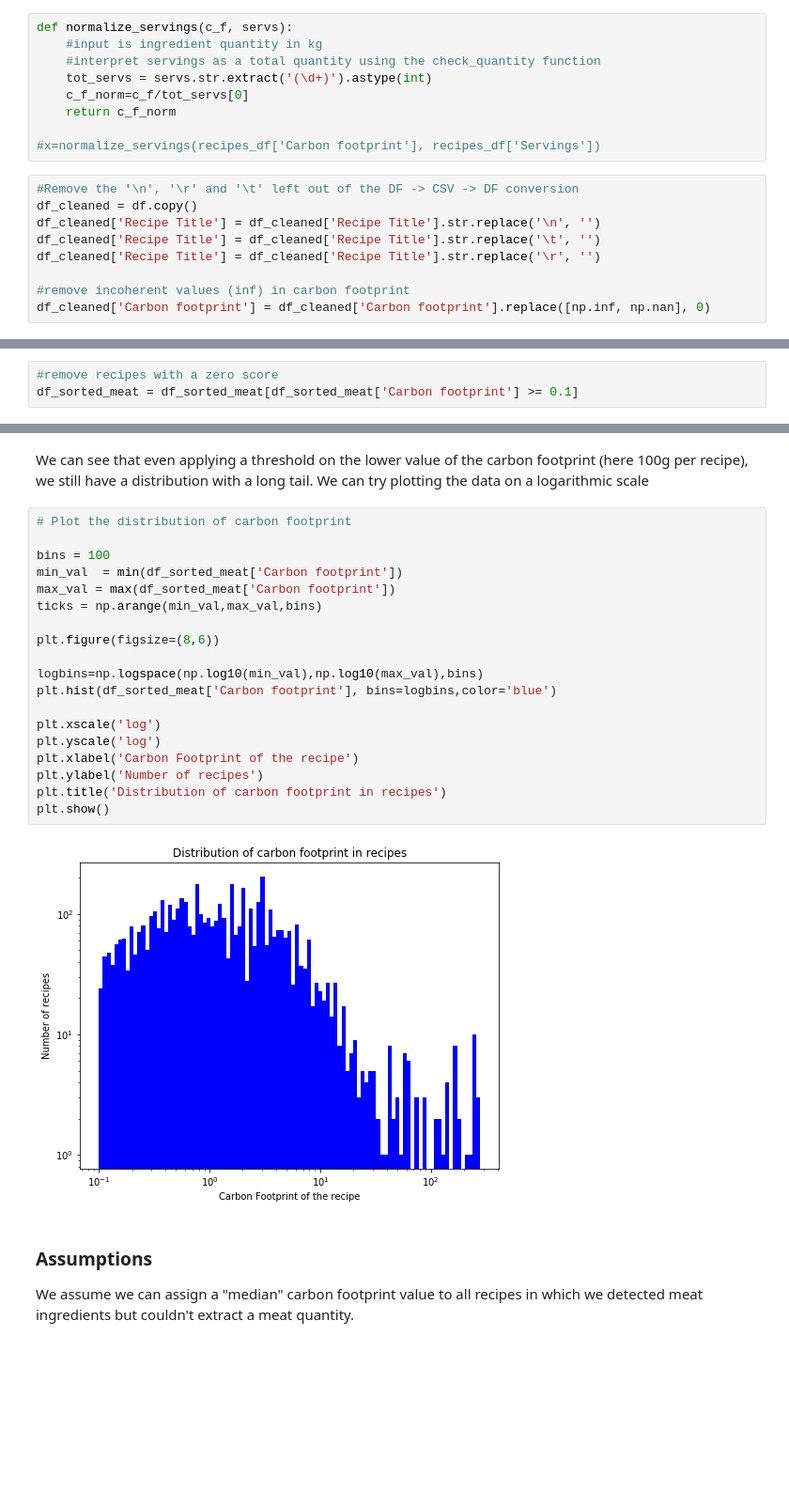
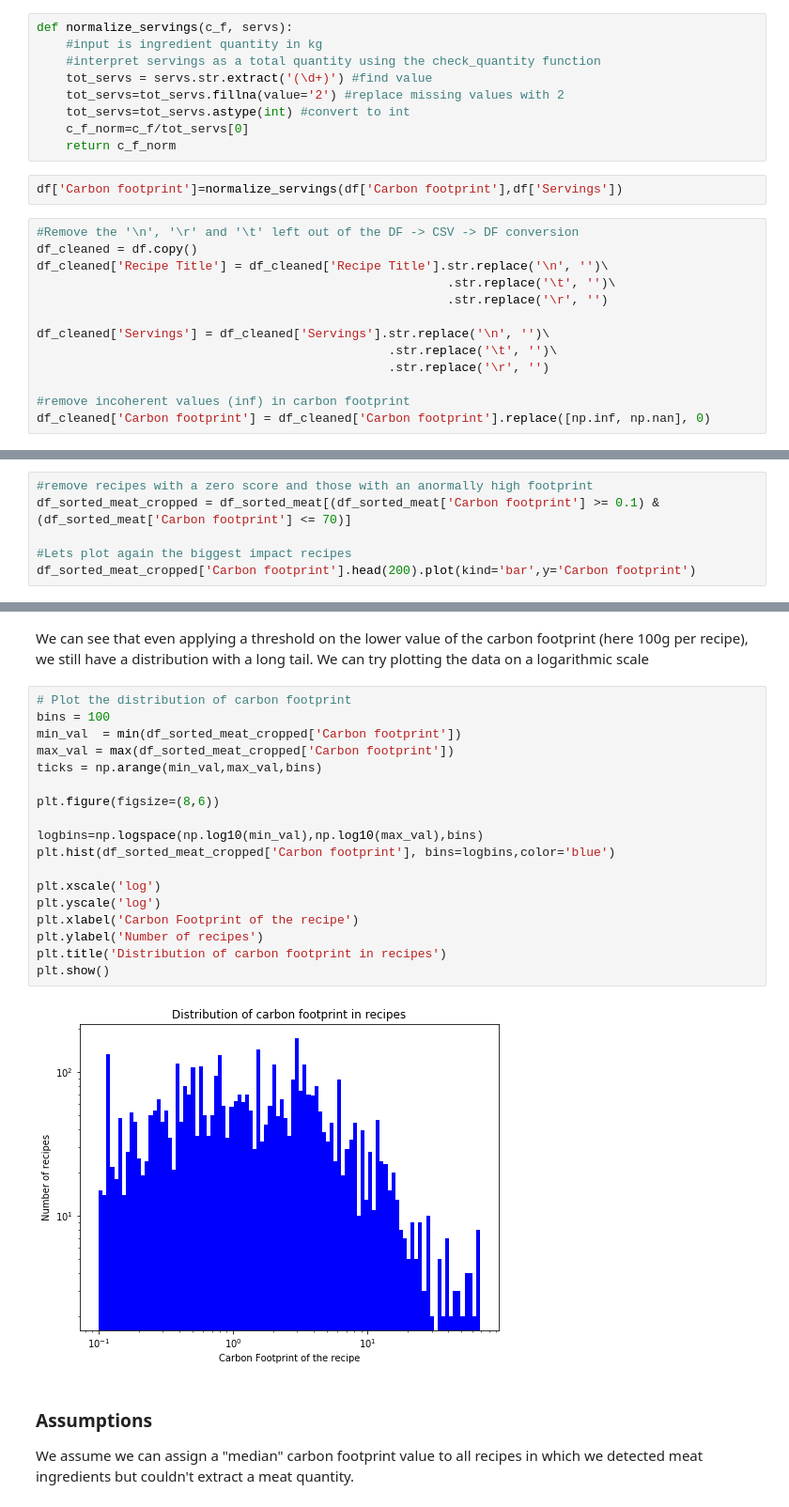
Before and after one commit to chloerDXN/lovelace-project, a Jupyter notebook: data_analysis_notebook.ipynb, the cells around one changed output, grey strips where cells are left out. Shown at 94% size. Saved outputs shown, nothing was run; the diff lists cells and outputs as text; blank space fills up the shorter version.

Commit message:
extraction and attribution of meat quantitites  to recipes

```diff
--- a/data_analysis_notebook.ipynb
+++ b/data_analysis_notebook.ipynb
@@ -54,17 +41,23 @@ Although we did most of the data cleaning in the previous notebook, we still nee
 def normalize_servings(c_f, servs):
     #input is ingredient quantity in kg
     #interpret servings as a total quantity using the check_quantity function
-    tot_servs = servs.str.extract('(\d+)').astype(int)
+    tot_servs = servs.str.extract('(\d+)') #find value
+    tot_servs=tot_servs.fillna(value='2') #replace missing values with 2
+    tot_servs=tot_servs.astype(int) #convert to int
     c_f_norm=c_f/tot_servs[0]
     return c_f_norm
-
-#x=normalize_servings(recipes_df['Carbon footprint'], recipes_df['Servings'])
+# %%
+df['Carbon footprint']=normalize_servings(df['Carbon footprint'],df['Servings'])
 # %%
 #Remove the '\n', '\r' and '\t' left out of the DF -> CSV -> DF conversion
 df_cleaned = df.copy()
-df_cleaned['Recipe Title'] = df_cleaned['Recipe Title'].str.replace('\n', '')
-df_cleaned['Recipe Title'] = df_cleaned['Recipe Title'].str.replace('\t', '')
-df_cleaned['Recipe Title'] = df_cleaned['Recipe Title'].str.replace('\r', '')
+df_cleaned['Recipe Title'] = df_cleaned['Recipe Title'].str.replace('\n', '')\
+                                                        .str.replace('\t', '')\
+                                                        .str.replace('\r', '')
+
+df_cleaned['Servings'] = df_cleaned['Servings'].str.replace('\n', '')\
+                                                .str.replace('\t', '')\
+                                                .str.replace('\r', '')
 
 #remove incoherent values (inf) in carbon footprint
 df_cleaned['Carbon footprint'] = df_cleaned['Carbon footprint'].replace([np.inf, np.nan], 0)
@@ -123,5 +99,8 @@ df_sorted_meat['Carbon footprint'].head(200).plot(kind='bar',y='Carbon footprint
 # %% [markdown]
 We can see the biggest impact recipes have a carbon footprint orders of magnitude above the other recipes' footprint; the tailof the distribution flattens out in the end.
 # %%
-#remove recipes with a zero score
-df_sorted_meat = df_sorted_meat[df_sorted_meat['Carbon footprint'] >= 0.1]
+#remove recipes with a zero score and those with an anormally high footprint
+df_sorted_meat_cropped = df_sorted_meat[(df_sorted_meat['Carbon footprint'] >= 0.1) & (df_sorted_meat['Carbon footprint'] <= 70)]
+
+#Lets plot again the biggest impact recipes
+df_sorted_meat_cropped['Carbon footprint'].head(200).plot(kind='bar',y='Carbon footprint')
@@ -146,25 +127,24 @@ plt.show()
 We can see that even applying a threshold on the lower value of the carbon footprint (here 100g per recipe), we still have a distribution with a long tail. We can try plotting the data on a logarithmic scale
 # %%
 # Plot the distribution of carbon footprint
-
 bins = 100
-min_val  = min(df_sorted_meat['Carbon footprint'])
-max_val = max(df_sorted_meat['Carbon footprint'])
+min_val  = min(df_sorted_meat_cropped['Carbon footprint'])
+max_val = max(df_sorted_meat_cropped['Carbon footprint'])
 ticks = np.arange(min_val,max_val,bins)
 
 plt.figure(figsize=(8,6))
 
 logbins=np.logspace(np.log10(min_val),np.log10(max_val),bins)
-plt.hist(df_sorted_meat['Carbon footprint'], bins=logbins,color='blue')
+plt.hist(df_sorted_meat_cropped['Carbon footprint'], bins=logbins,color='blue')
 
 plt.xscale('log')
 plt.yscale('log')
 plt.xlabel('Carbon Footprint of the recipe')
 plt.ylabel('Number of recipes')
 plt.title('Distribution of carbon footprint in recipes')
 plt.show()
 # %% [output]
-[figure, old version]
+[figure, new version]
 # %% [markdown]
 ### Assumptions
 We assume we can assign a "median" carbon footprint value to all recipes in which we detected meat ingredients but couldn't extract a meat quantity.
```
Also changed, not shown: parts of 15 cells of this notebook.
